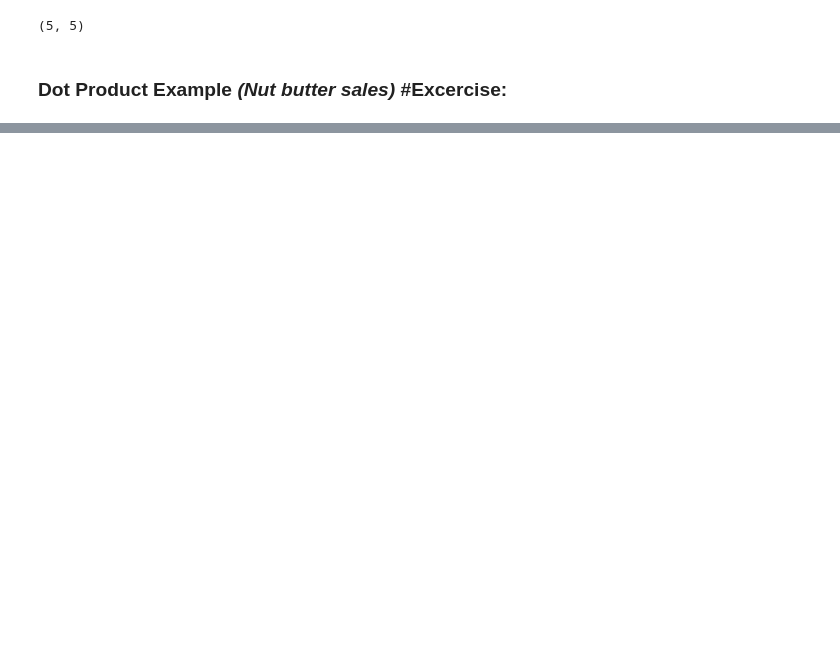
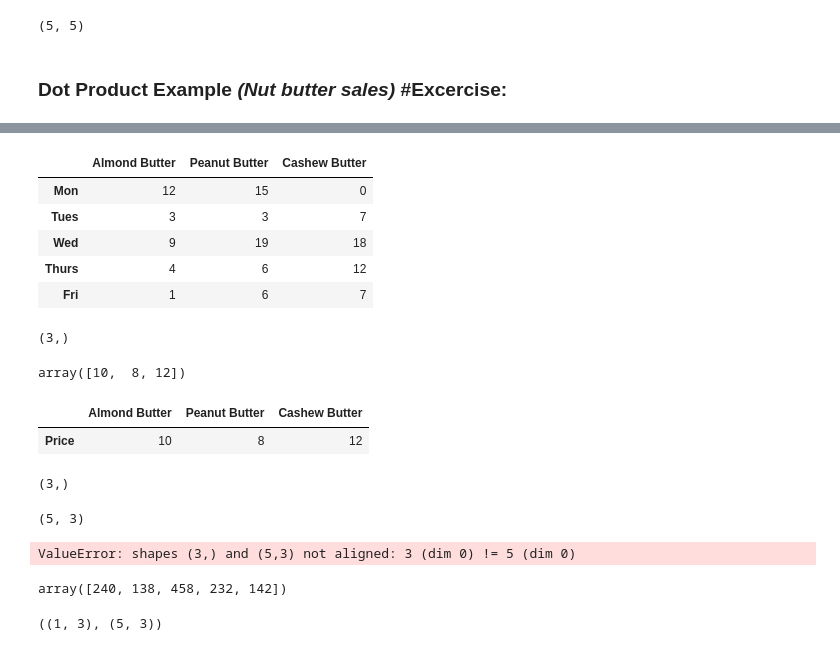
Before and after one commit to junaidknows/ml-study-projects, a Jupyter notebook: introduction-to-numpy.ipynb, the cells around one changed output, grey strips where cells are left out. Saved outputs shown, nothing was run; the diff lists cells and outputs as text; code cells hidden in the pictures; blank space fills up the shorter version.

```diff
--- a/introduction-to-numpy.ipynb
+++ b/introduction-to-numpy.ipynb
@@ -771,3 +771,51 @@ array([[12, 15,  0],
 # %%
 # Create weekly_sales DataFrame
-weekly_sales = pd.DataFrame(sales_amounts, )
+weekly_sales = pd.DataFrame(sales_amounts, index=["Mon", "Tues", "Wed", "Thurs", "Fri"], columns=["Almond Butter", "Peanut Butter", "Cashew Butter"])
+weekly_sales
+# %% [output]
+|  | Almond Butter | Peanut Butter | Cashew Butter |
+| Mon | 12 | 15 | 0 |
+| Tues | 3 | 3 | 7 |
+| Wed | 9 | 19 | 18 |
+| Thurs | 4 | 6 | 12 |
+| Fri | 1 | 6 | 7 |
+# %%
+prices.shape #it's not aligned with weekly_sales shape, it's a wierd thing in numpy. We can fix it by reshaping it.
+# %% [output]
+(3,)
+# %%
+# Create prices array
+prices = np.array([10, 8, 12])
+prices
+# %% [output]
+array([10,  8, 12])
+# %%
+# Create butter_prices DataFrame
+button_prices = pd.DataFrame(prices.reshape(1, 3), index = ["Price"], columns = ["Almond Butter", "Peanut Butter", "Cashew Butter"])
+button_prices
+# %% [output]
+|  | Almond Butter | Peanut Butter | Cashew Butter |
+| Price | 10 | 8 | 12 |
+# %%
+prices.shape
+# %% [output]
+(3,)
+# %%
+sales_amounts.shape #checking the shape of sales_amounts because we need to align it with prices shape to get the results, it's giving errors for not being aligned.
+# %% [output]
+(5, 3)
+# %%
+total_sales = prices.dot(sales_amounts) #It's not aligned properly
+# %% [output]
+ValueError: shapes (3,) and (5,3) not aligned: 3 (dim 0) != 5 (dim 0)
+# %%
+# Shapes are  not aligned, let's transpose, reshape and try again.
+total_sales = prices.dot(sales_amounts.T) #it's not aligned properly, so we are going to transpose it and reshape it to get the results
+total_sales
+# %% [output]
+array([240, 138, 458, 232, 142])
+# %%
+# Create daily_sales within the pandas DataFrame, so we can add the 2 dataframes together.
+button_prices.shape, weekly_sales.shape
+# %% [output]
+((1, 3), (5, 3))
```
Also changed, not shown: parts of 17 cells of this notebook.
